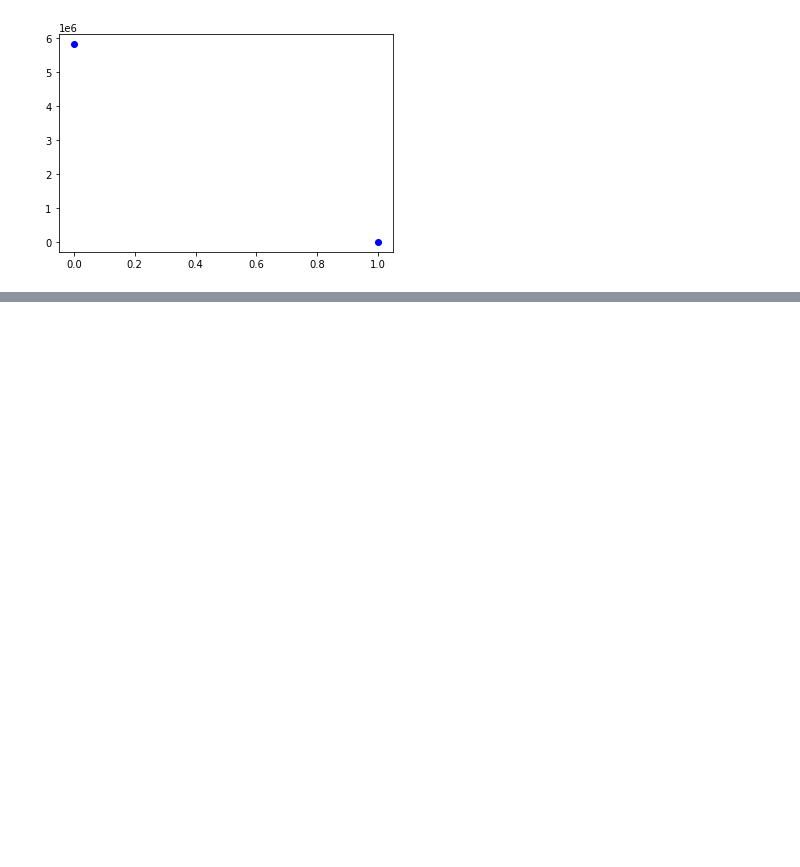
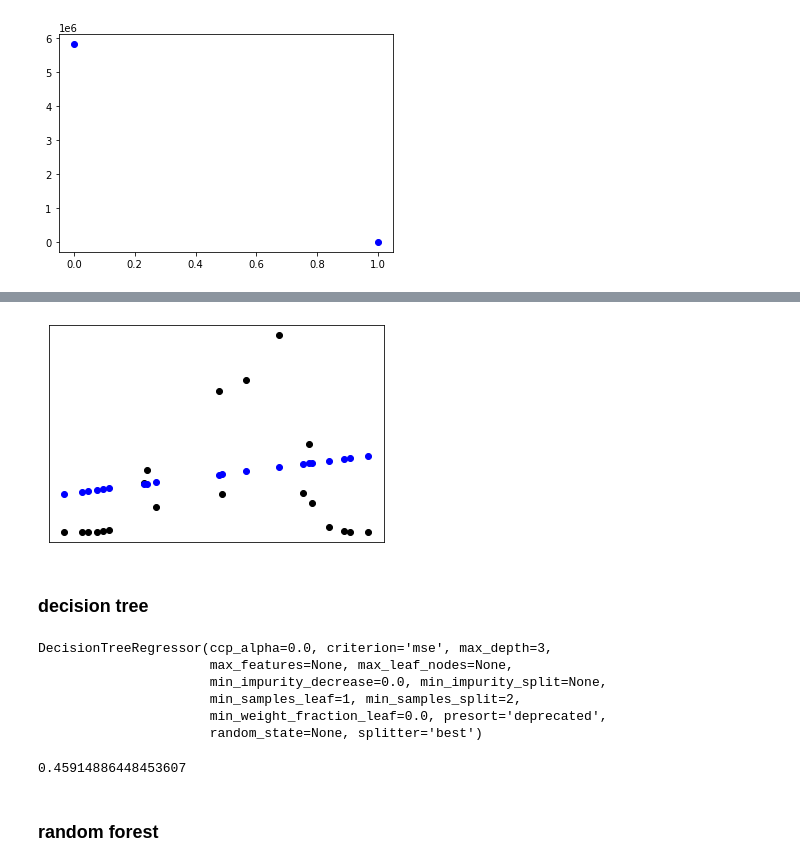
Before and after one commit to positivevaib/nyc-crime-prediction-using-weather-conditions, a Jupyter notebook: notebooks/profiling.ipynb, the cells around one changed output, grey strips where cells are left out. Drawn from its saved outputs; the diff is of its cells as text; code cells hidden in the pictures; blank space fills up the shorter version.

```diff
--- a/notebooks/profiling.ipynb
+++ b/notebooks/profiling.ipynb
@@ -381,0 +450,5 @@ plt.plot(fog, crimes, 'bo')
+# %%
+yr = 2017
+rape = 45
+burg = 3
+assault = 9
@@ -381,0 +501,6 @@ plt.plot(fog, crimes, 'bo')
+# %%
+train_x = w_bins[:-int(0.2*len(w_bins))].reshape(-1, 1)
+train_y = c_bins[:-int(0.2*len(c_bins))]
+# %%
+test_x = w_bins[-int(0.2*len(w_bins)):].reshape(-1, 1)
+test_y = c_bins[-int(0.2*len(c_bins)):]
@@ -381,0 +524,12 @@ plt.plot(fog, crimes, 'bo')
+# %%
+plt.scatter(w_bins_orig[-int(0.2*len(w_bins)):], test_y,  color='black')
+plt.scatter(w_bins_orig[-int(0.2*len(w_bins)):], preds, color='blue')
+
+plt.xticks(())
+plt.yticks(())
+
+plt.show()
+# %% [output]
+[figure, added]
+# %% [markdown]
+### decision tree
@@ -381,0 +538,15 @@ plt.plot(fog, crimes, 'bo')
+# %%
+dt.fit(train_x, train_y)
+# %% [output]
+DecisionTreeRegressor(ccp_alpha=0.0, criterion='mse', max_depth=3,
+                      max_features=None, max_leaf_nodes=None,
+                      min_impurity_decrease=0.0, min_impurity_split=None,
+                      min_samples_leaf=1, min_samples_split=2,
+                      min_weight_fraction_leaf=0.0, presort='deprecated',
+                      random_state=None, splitter='best')
+# %%
+dt.score(test_x, test_y)
+# %% [output]
+0.45914886448453607
+# %% [markdown]
+### random forest
```
Also changed, not shown: parts of 84 cells of this notebook.
